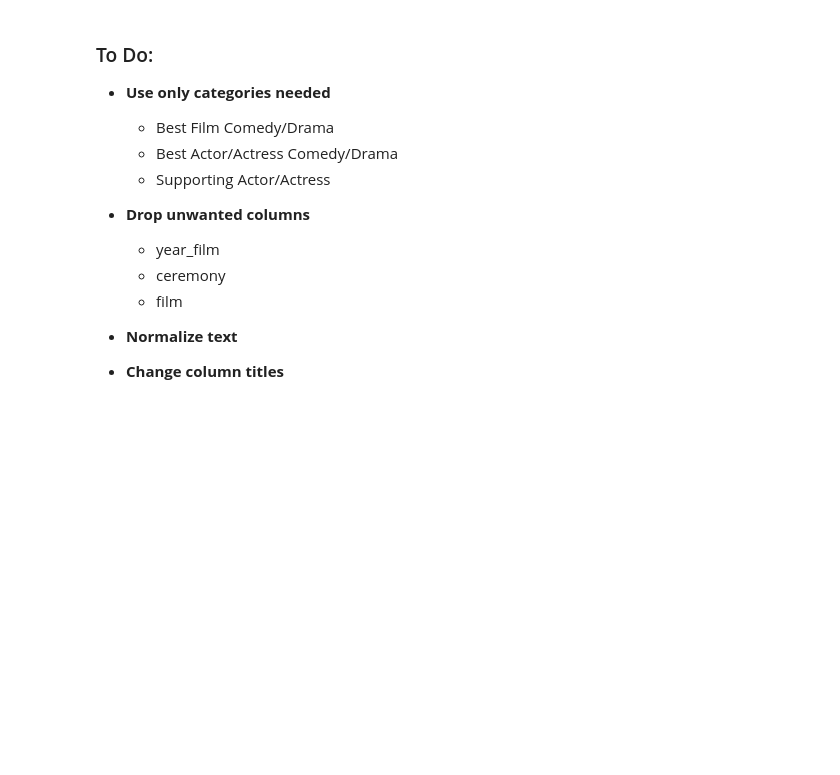
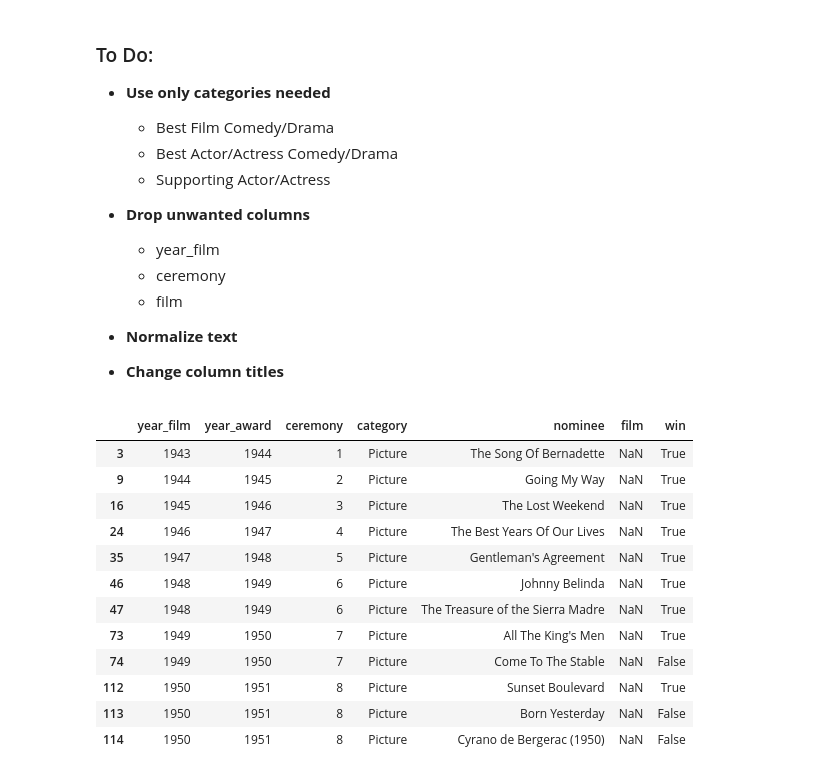
Before and after one commit to cari-holmes/movie-analysis, a Jupyter notebook: prepare_awards.ipynb, the cells around one changed output. Saved outputs shown, nothing was run; the diff lists cells and outputs as text; code cells hidden in the pictures; blank space fills up the shorter version.

```diff
--- a/prepare_awards.ipynb
+++ b/prepare_awards.ipynb
@@ -872,3 +872,20 @@ array(['Best Performance by an Actress in a Supporting Role in any Motion Pictur
     - film
 - **Normalize text**
 - **Change column titles**
+# %%
+# picture
+df[df.category == 'Picture']
+# %% [output]
+|  | year_film | year_award | ceremony | category | nominee | film | win |
+| 3 | 1943 | 1944 | 1 | Picture | The Song Of Bernadette | NaN | True |
+| 9 | 1944 | 1945 | 2 | Picture | Going My Way | NaN | True |
+| 16 | 1945 | 1946 | 3 | Picture | The Lost Weekend | NaN | True |
+| 24 | 1946 | 1947 | 4 | Picture | The Best Years Of Our Lives | NaN | True |
+| 35 | 1947 | 1948 | 5 | Picture | Gentleman's Agreement | NaN | True |
+| 46 | 1948 | 1949 | 6 | Picture | Johnny Belinda | NaN | True |
+| 47 | 1948 | 1949 | 6 | Picture | The Treasure of the Sierra Madre | NaN | True |
+| 73 | 1949 | 1950 | 7 | Picture | All The King's Men | NaN | True |
+| 74 | 1949 | 1950 | 7 | Picture | Come To The Stable | NaN | False |
+| 112 | 1950 | 1951 | 8 | Picture | Sunset Boulevard | NaN | True |
+| 113 | 1950 | 1951 | 8 | Picture | Born Yesterday | NaN | False |
+| 114 | 1950 | 1951 | 8 | Picture | Cyrano de Bergerac (1950) | NaN | False |
```
Also changed, not shown: parts of 4 cells of this notebook.
